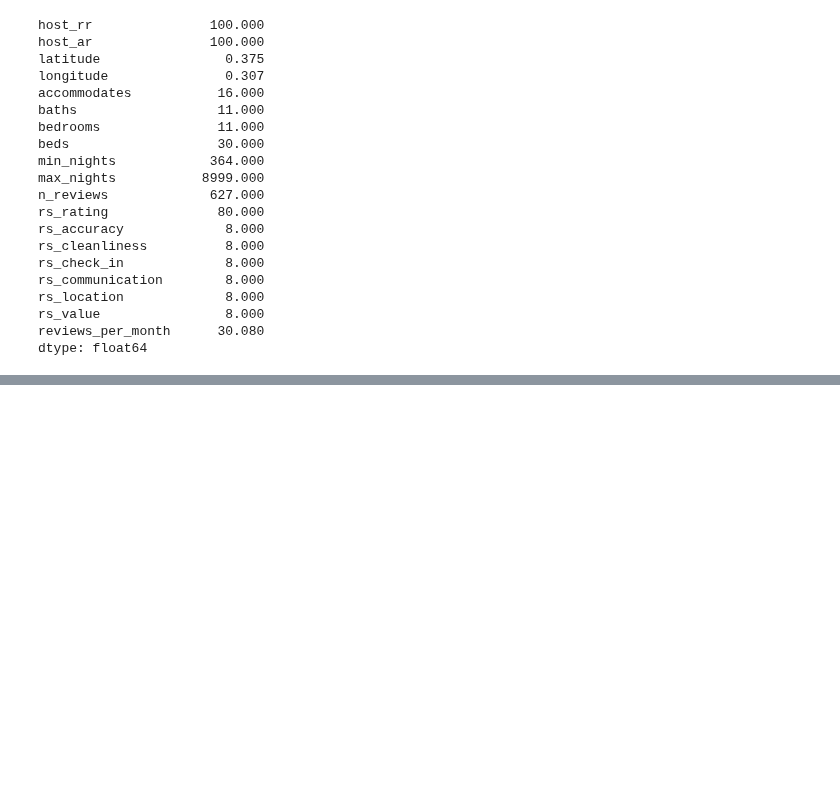
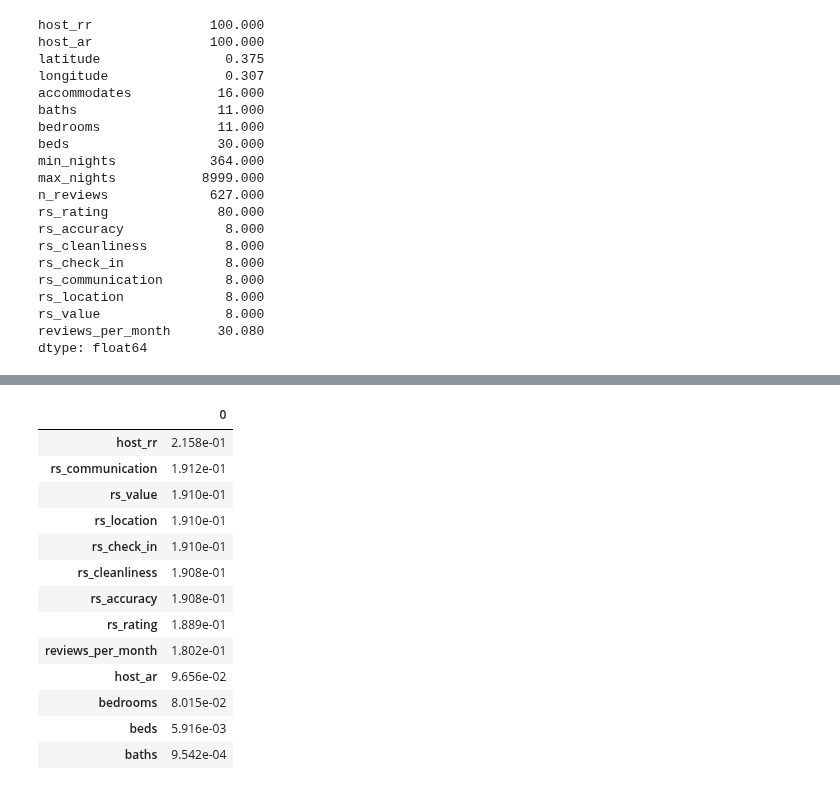
Before and after one commit to harera3/ML_Portfolio, a Jupyter notebook: 07_AirBnB_Exploratory_Data_Analysis.ipynb, the cells around one changed output, grey strips where cells are left out. Drawn from its saved outputs; the diff is of its cells as text; code cells hidden in the pictures; blank space fills up the shorter version.

```diff
--- a/07_AirBnB_Exploratory_Data_Analysis.ipynb
+++ b/07_AirBnB_Exploratory_Data_Analysis.ipynb
@@ -144,0 +170,19 @@ After taking care of missing values, we will have to check for outliers especial
+# %%
+num_missing = missing_.to_frame()
+num_missing_ = num_missing.head(13)
+num_missing_
+# %% [output]
+|  | 0 |
+| host_rr | 2.158e-01 |
+| rs_communication | 1.912e-01 |
+| rs_value | 1.910e-01 |
+| rs_location | 1.910e-01 |
+| rs_check_in | 1.910e-01 |
+| rs_cleanliness | 1.908e-01 |
+| rs_accuracy | 1.908e-01 |
+| rs_rating | 1.889e-01 |
+| reviews_per_month | 1.802e-01 |
+| host_ar | 9.656e-02 |
+| bedrooms | 8.015e-02 |
+| beds | 5.916e-03 |
+| baths | 9.542e-04 |
```
Also changed, not shown: parts of 3 cells of this notebook.
